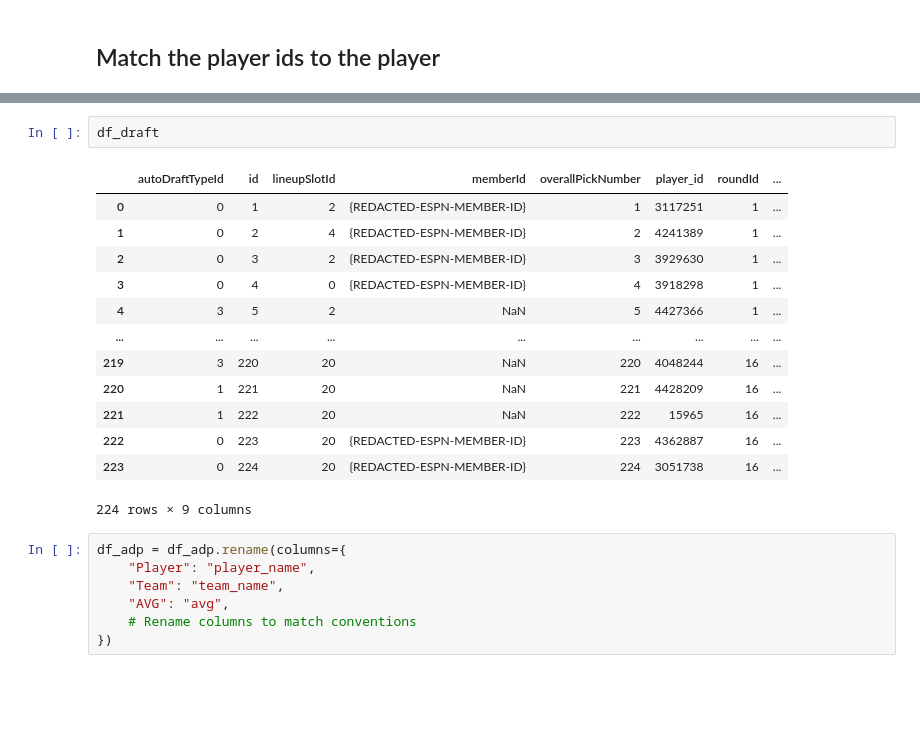
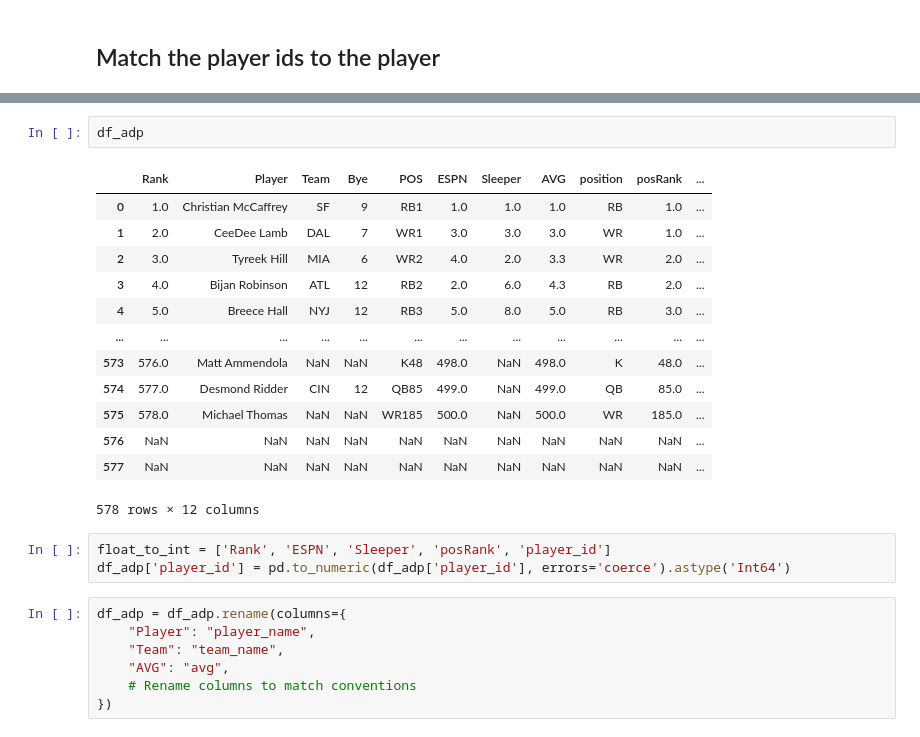
Before and after one commit to justinmck/fantasy-football-draft-toolkit, a Jupyter notebook: notebooks/NB02-data-processing.ipynb, the cells around one changed output, grey strips where cells are left out. Saved outputs shown, nothing was run; the diff lists cells and outputs as text; blank space fills up the shorter version.

```diff
--- a/notebooks/NB02-data-processing.ipynb
+++ b/notebooks/NB02-data-processing.ipynb
@@ -147,21 +149,24 @@ df_players['player_name_clean'] = df_players['player_name'].apply(clean_name)
 player_id_map = dict(zip(df_players['player_name_clean'], df_players['player_id']))
 df_adp['player_id'] = df_adp['Player_clean'].map(player_id_map)
 # %%
-df_draft
+df_adp
 # %% [output]
-|  | autoDraftTypeId | id | lineupSlotId | memberId | overallPickNumber | player_id | roundId | ... |
-| 0 | 0 | 1 | 2 | {REDACTED-ESPN-MEMBER-ID} | 1 | 3117251 | 1 | ... |
-| 1 | 0 | 2 | 4 | {REDACTED-ESPN-MEMBER-ID} | 2 | 4241389 | 1 | ... |
-| 2 | 0 | 3 | 2 | {REDACTED-ESPN-MEMBER-ID} | 3 | 3929630 | 1 | ... |
-| 3 | 0 | 4 | 0 | {REDACTED-ESPN-MEMBER-ID} | 4 | 3918298 | 1 | ... |
-| 4 | 3 | 5 | 2 | NaN | 5 | 4427366 | 1 | ... |
-| ... | ... | ... | ... | ... | ... | ... | ... | ... |
-| 219 | 3 | 220 | 20 | NaN | 220 | 4048244 | 16 | ... |
-| 220 | 1 | 221 | 20 | NaN | 221 | 4428209 | 16 | ... |
-| 221 | 1 | 222 | 20 | NaN | 222 | 15965 | 16 | ... |
-| 222 | 0 | 223 | 20 | {REDACTED-ESPN-MEMBER-ID} | 223 | 4362887 | 16 | ... |
-| 223 | 0 | 224 | 20 | {REDACTED-ESPN-MEMBER-ID} | 224 | 3051738 | 16 | ... |
+|  | Rank | Player | Team | Bye | POS | ESPN | Sleeper | AVG | position | posRank | ... |
+| 0 | 1.0 | Christian McCaffrey | SF | 9 | RB1 | 1.0 | 1.0 | 1.0 | RB | 1.0 | ... |
+| 1 | 2.0 | CeeDee Lamb | DAL | 7 | WR1 | 3.0 | 3.0 | 3.0 | WR | 1.0 | ... |
+| 2 | 3.0 | Tyreek Hill | MIA | 6 | WR2 | 4.0 | 2.0 | 3.3 | WR | 2.0 | ... |
+| 3 | 4.0 | Bijan Robinson | ATL | 12 | RB2 | 2.0 | 6.0 | 4.3 | RB | 2.0 | ... |
+| 4 | 5.0 | Breece Hall | NYJ | 12 | RB3 | 5.0 | 8.0 | 5.0 | RB | 3.0 | ... |
+| ... | ... | ... | ... | ... | ... | ... | ... | ... | ... | ... | ... |
+| 573 | 576.0 | Matt Ammendola | NaN | NaN | K48 | 498.0 | NaN | 498.0 | K | 48.0 | ... |
+| 574 | 577.0 | Desmond Ridder | CIN | 12 | QB85 | 499.0 | NaN | 499.0 | QB | 85.0 | ... |
+| 575 | 578.0 | Michael Thomas | NaN | NaN | WR185 | 500.0 | NaN | 500.0 | WR | 185.0 | ... |
+| 576 | NaN | NaN | NaN | NaN | NaN | NaN | NaN | NaN | NaN | NaN | ... |
+| 577 | NaN | NaN | NaN | NaN | NaN | NaN | NaN | NaN | NaN | NaN | ... |
-224 rows × 9 columns
+578 rows × 12 columns
+# %%
+float_to_int = ['Rank', 'ESPN', 'Sleeper', 'posRank', 'player_id']
+df_adp['player_id'] = pd.to_numeric(df_adp['player_id'], errors='coerce').astype('Int64')
 # %%
 df_adp = df_adp.rename(columns={
     "Player": "player_name",
```
Also changed, not shown: parts of 8 cells of this notebook, 10 other files.
